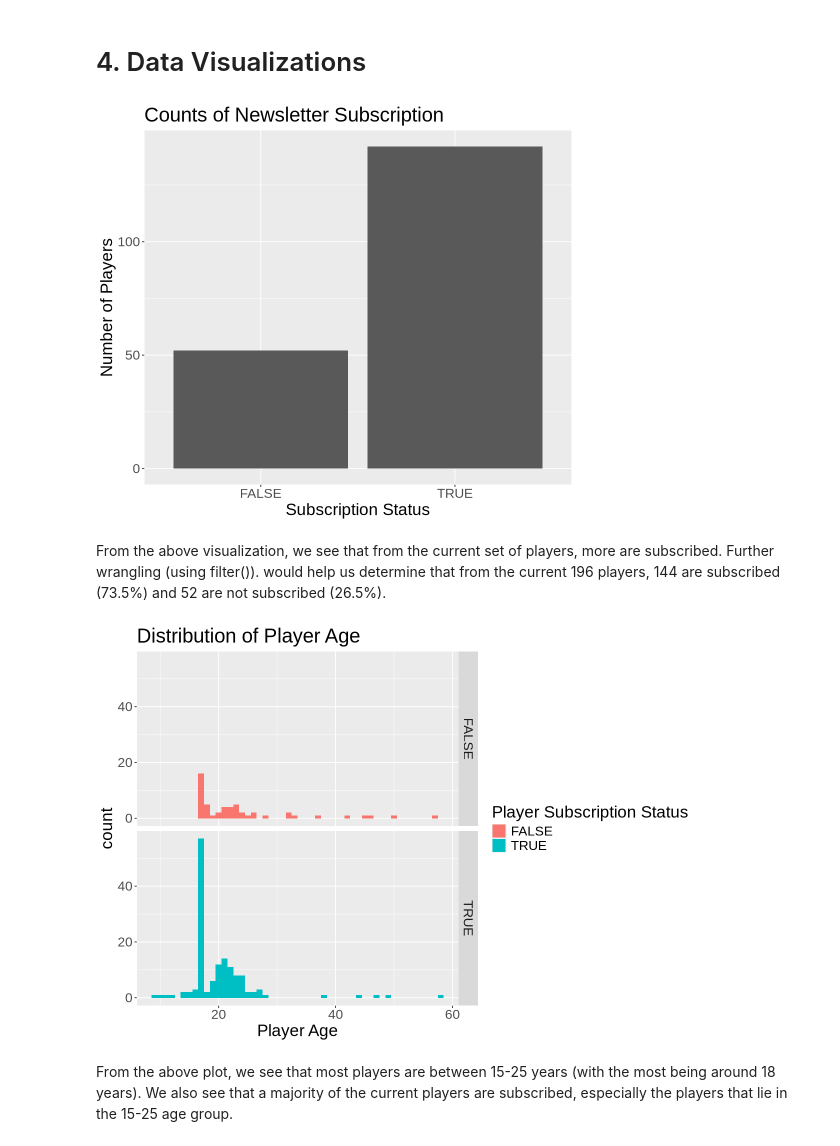
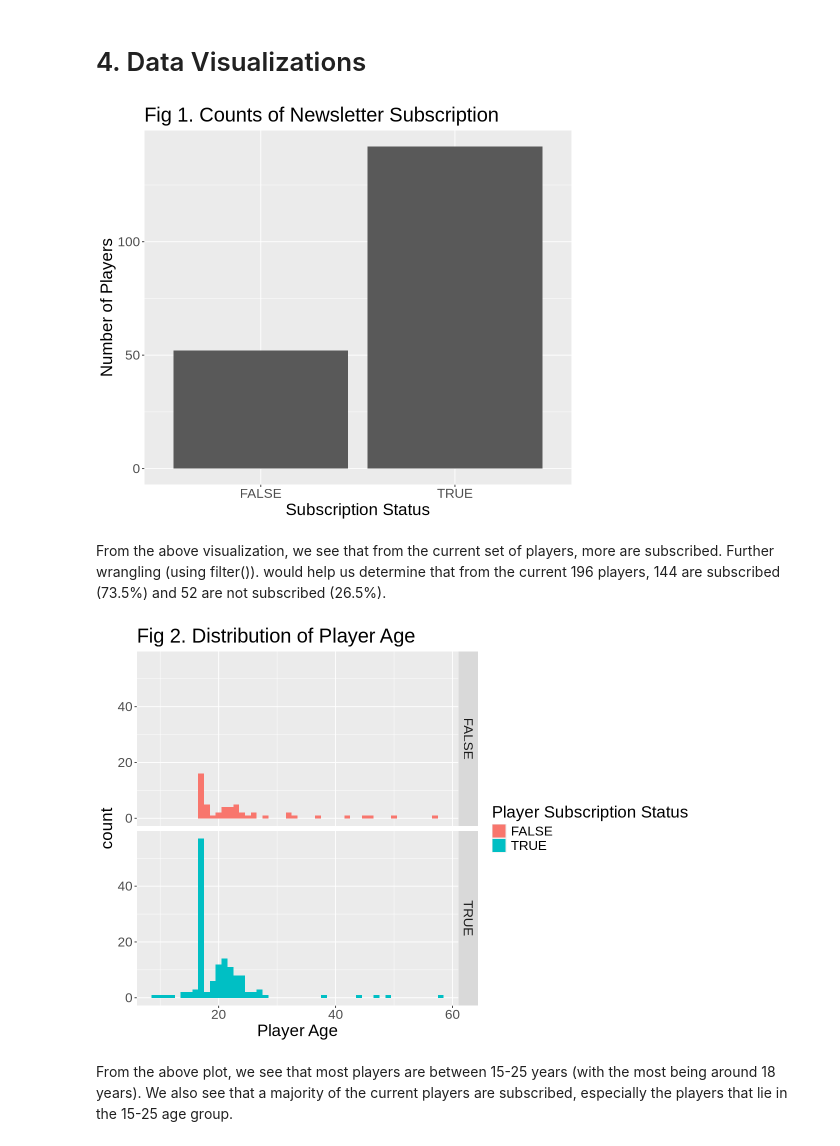
Before and after one commit to Jmmchai/Dsci-100-004-group02, a Jupyter notebook: Final Group Report.ipynb, the cells around one changed output. Cells and saved outputs as stored; diff of their text form; code cells hidden in the pictures.

```diff
--- a/Final Group Report.ipynb
+++ b/Final Group Report.ipynb
@@ -97,16 +97,16 @@ For the above wrangling, we only selected our predictor variables (Age, experien
 # %%
 options(repr.plot.width = 8, repr.plot.length = 10)
 
 #show plot to visualize count of players currently subscribed to newsletter
 
 experience_dist <- players_clean |>
                      ggplot(aes(x = subscribe)) +
                      geom_bar() +
-                     labs(title = "Counts of Newsletter Subscription", x = "Subscription Status", y = "Number of Players")+
+                     labs(title = "Fig 1. Counts of Newsletter Subscription", x = "Subscription Status", y = "Number of Players")+
                     theme(text = element_text(size = 20))
 experience_dist
 # %% [output]
-[figure, old version]
+[figure, new version]
 # %% [markdown]
 From the above visualization, we see that from the current set of players, more are subscribed. Further wrangling (using filter()).  would help us determine that from the current 196 players, 144 are subscribed (73.5%) and 52 are not subscribed (26.5%).
 # %%
@@ -118,11 +118,11 @@ age_experience_dist <- players_clean |>
                         geom_histogram(binwidth = 1)+
                         facet_grid(rows = vars(subscribe))+
                         labs(x = "Player Age", y = "count", fill = "Player Subscription Status")+
-                        ggtitle("Distribution of Player Age")+
+                        ggtitle("Fig 2. Distribution of Player Age")+
                         theme(text = element_text(size = 20))
 age_experience_dist
 # %% [output]
-[figure, old version]
+[figure, new version]
 # %% [markdown]
 From the above plot, we see that most players are between 15-25 years (with the most being around 18 years). We also see that a majority of the current players are subscribed, especially the players that lie in the 15-25 age group.
 # %%
```
Also changed, not shown: parts of 6 cells of this notebook.
